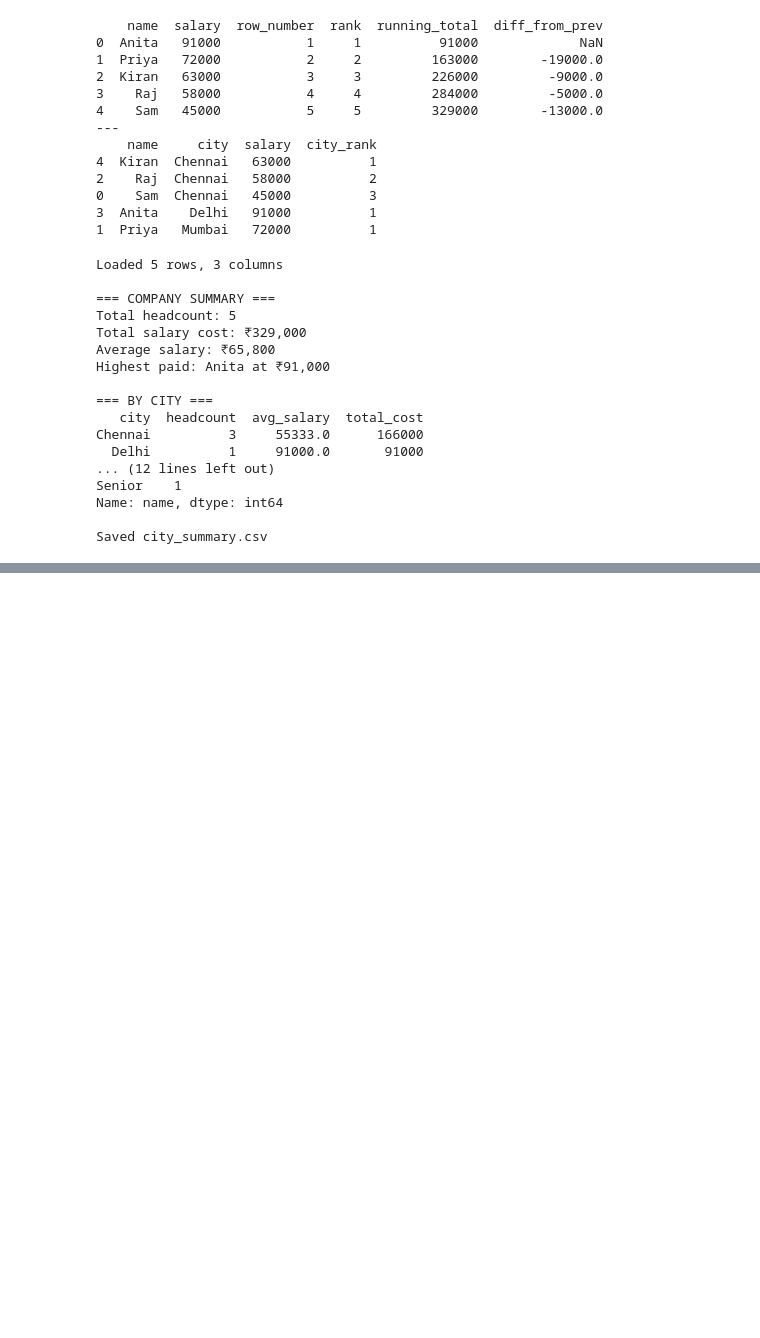
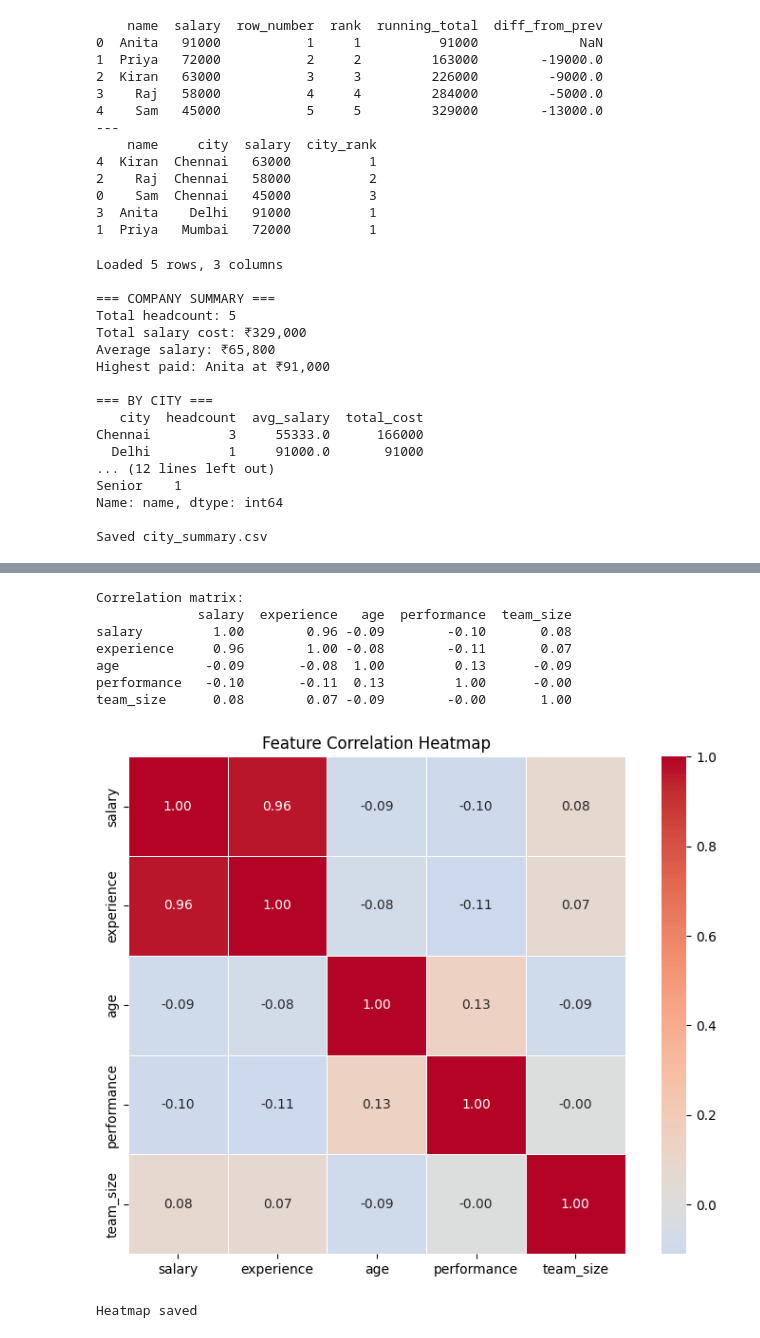
Before and after one commit to samstarm2512/ai_engineer, a Jupyter notebook: day2_pandas.ipynb, the cells around one changed output, grey strips where cells are left out. Cells and saved outputs as stored; diff of their text form; code cells hidden in the pictures; blank space fills up the shorter version.

```diff
--- a/day2_pandas.ipynb
+++ b/day2_pandas.ipynb
@@ -334,0 +486,54 @@ Saved city_summary.csv
+# %%
+# Correlation heatmap — the first thing every DS/AI engineer looks at
+import seaborn as sns
+import matplotlib.pyplot as plt
+import pandas as pd
+import numpy as np
+
+# Bigger dataset for meaningful correlations
+np.random.seed(42)
+n = 100
+
+df = pd.DataFrame({
+    "salary":        np.random.randint(30000, 120000, n),
+    "experience":    np.random.randint(1, 15, n),
+    "age":           np.random.randint(22, 50, n),
+    "performance":   np.random.randint(1, 10, n),
+    "team_size":     np.random.randint(3, 20, n),
+})
+
+# Make salary correlate with experience realistically
+df["salary"] = df["experience"] * 5000 + np.random.randint(20000, 40000, n)
+
+# Correlation matrix — like running corr() in SQL but visual
+corr = df.corr()
+
+print("Correlation matrix:")
+print(corr.round(2))
+
+# Heatmap
+plt.figure(figsize=(8, 6))
+sns.heatmap(
+    corr,
+    annot=True,
+    fmt=".2f",
+    cmap="coolwarm",
+    center=0,
+    square=True,
+    linewidths=0.5
+)
+plt.title("Feature Correlation Heatmap")
+plt.tight_layout()
+plt.savefig("correlation_heatmap.png", dpi=150)
+plt.show()
+print("Heatmap saved")
+# %% [output]
+Correlation matrix:
+             salary  experience   age  performance  team_size
+salary         1.00        0.96 -0.09        -0.10       0.08
+experience     0.96        1.00 -0.08        -0.11       0.07
+age           -0.09       -0.08  1.00         0.13      -0.09
+performance   -0.10       -0.11  0.13         1.00      -0.00
+team_size      0.08        0.07 -0.09        -0.00       1.00
+[figure, added]
+Heatmap saved
```
Also changed, not shown: parts of 3 cells of this notebook, 3 other files.
